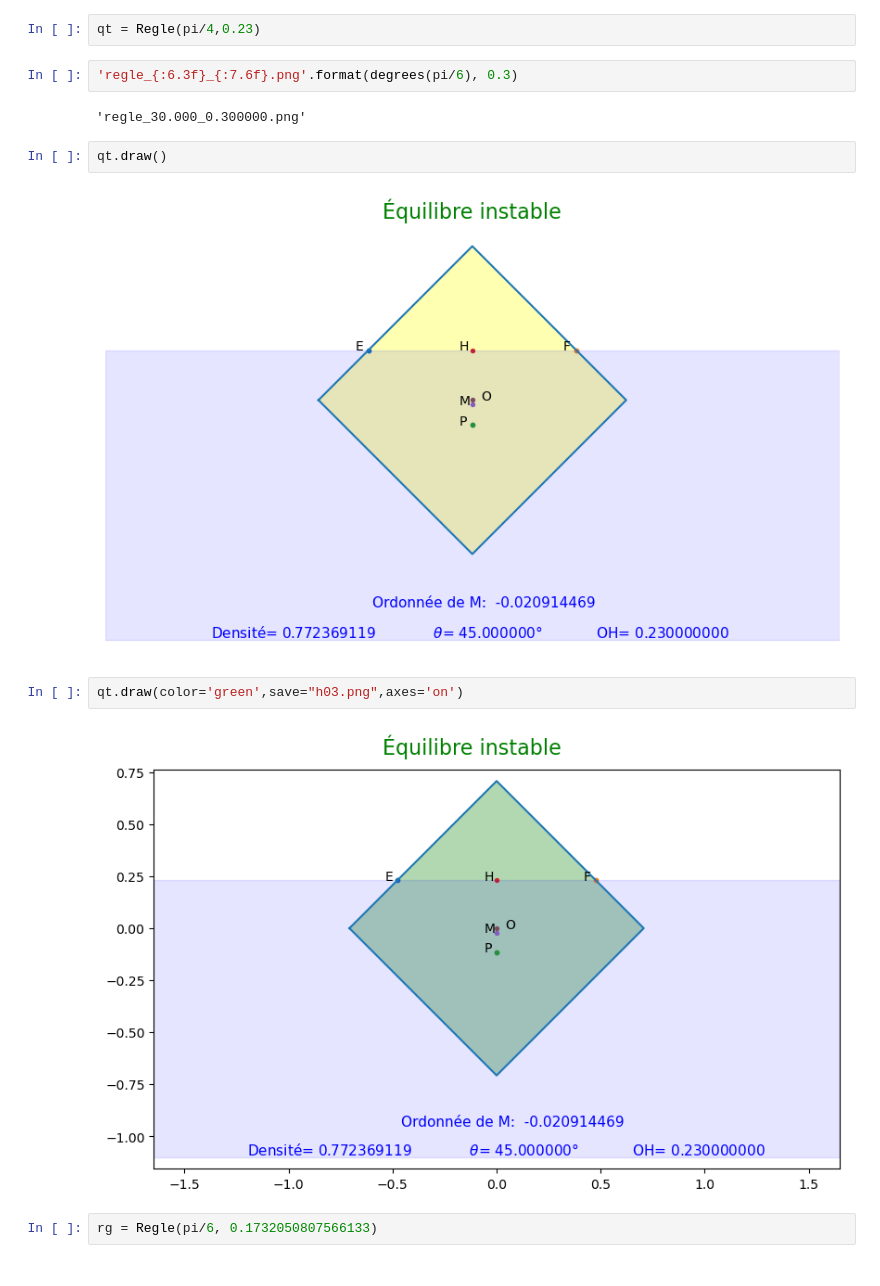
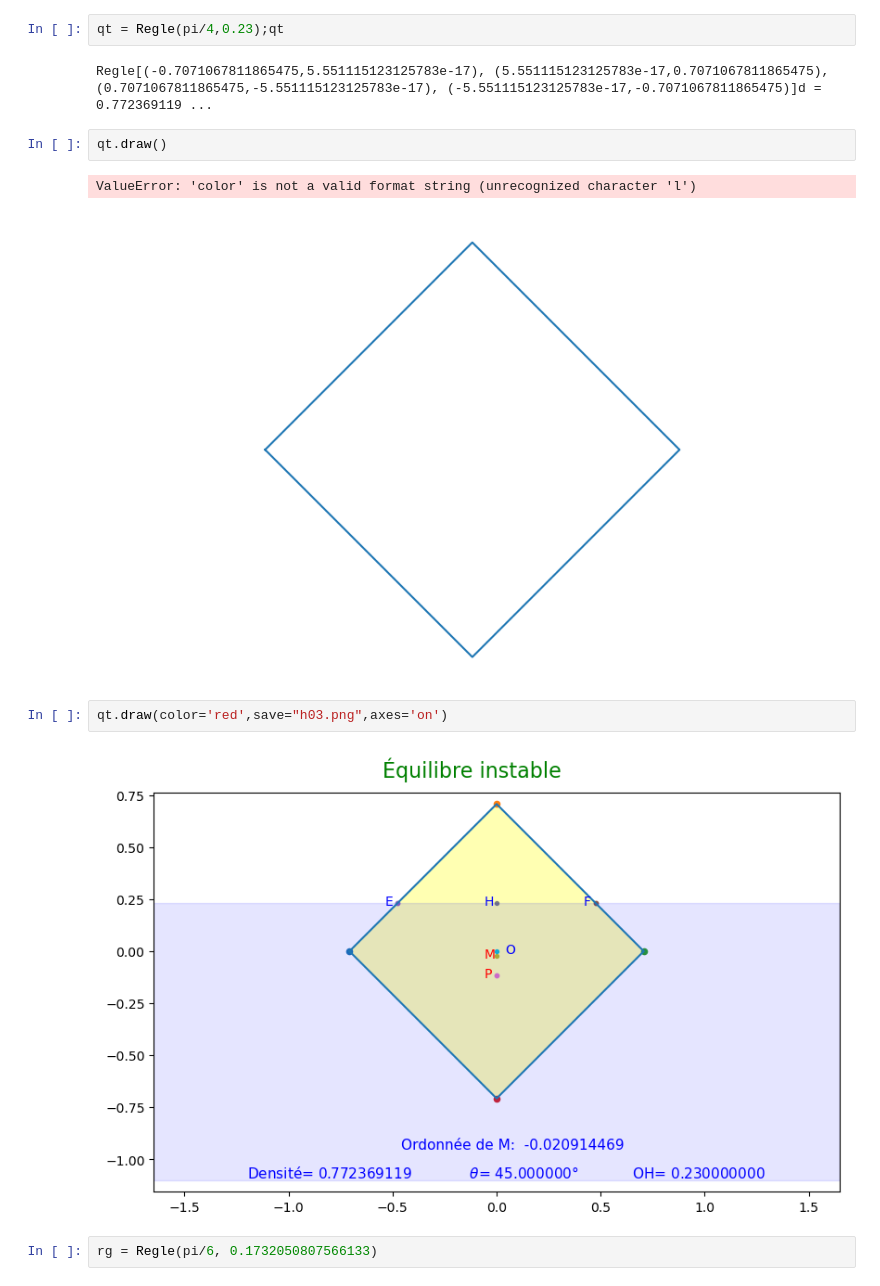
Before and after one commit to mhdeleglise/Formes2D, a Jupyter notebook: tstRegle.ipynb, the cells around one changed output. Saved outputs shown, nothing was run; the diff lists cells and outputs as text.

```diff
--- a/tstRegle.ipynb
+++ b/tstRegle.ipynb
@@ -7,19 +6,18 @@ from Geo import *
 from Polygones import *
 from Regle import *
 # %%
-qt = Regle(pi/4,0.23)
+qt = Regle(pi/4,0.23);qt
+# %% [output]
+Regle[(-0.7071067811865475,5.551115123125783e-17), (5.551115123125783e-17,0.7071067811865475), (0.7071067811865475,-5.551115123125783e-17), (-5.551115123125783e-17,-0.7071067811865475)]d = 0.772369119 ...
-# %%
-'regle_{:6.3f}_{:7.6f}.png'.format(degrees(pi/6), 0.3)
-# %% [output]
-'regle_30.000_0.300000.png'
 # %%
 qt.draw()
 # %% [output]
+ValueError: 'color' is not a valid format string (unrecognized character 'l')
-[figure, old version]
+[figure, new version]
 # %%
-qt.draw(color='green',save="h03.png",axes='on')
+qt.draw(color='red',save="h03.png",axes='on')
 # %% [output]
-[figure, old version]
+[figure, new version]
 # %%
 rg = Regle(pi/6, 0.1732050807566133)
 # %%
```
Also changed, not shown: parts of 12 cells of this notebook, 2 other files.
